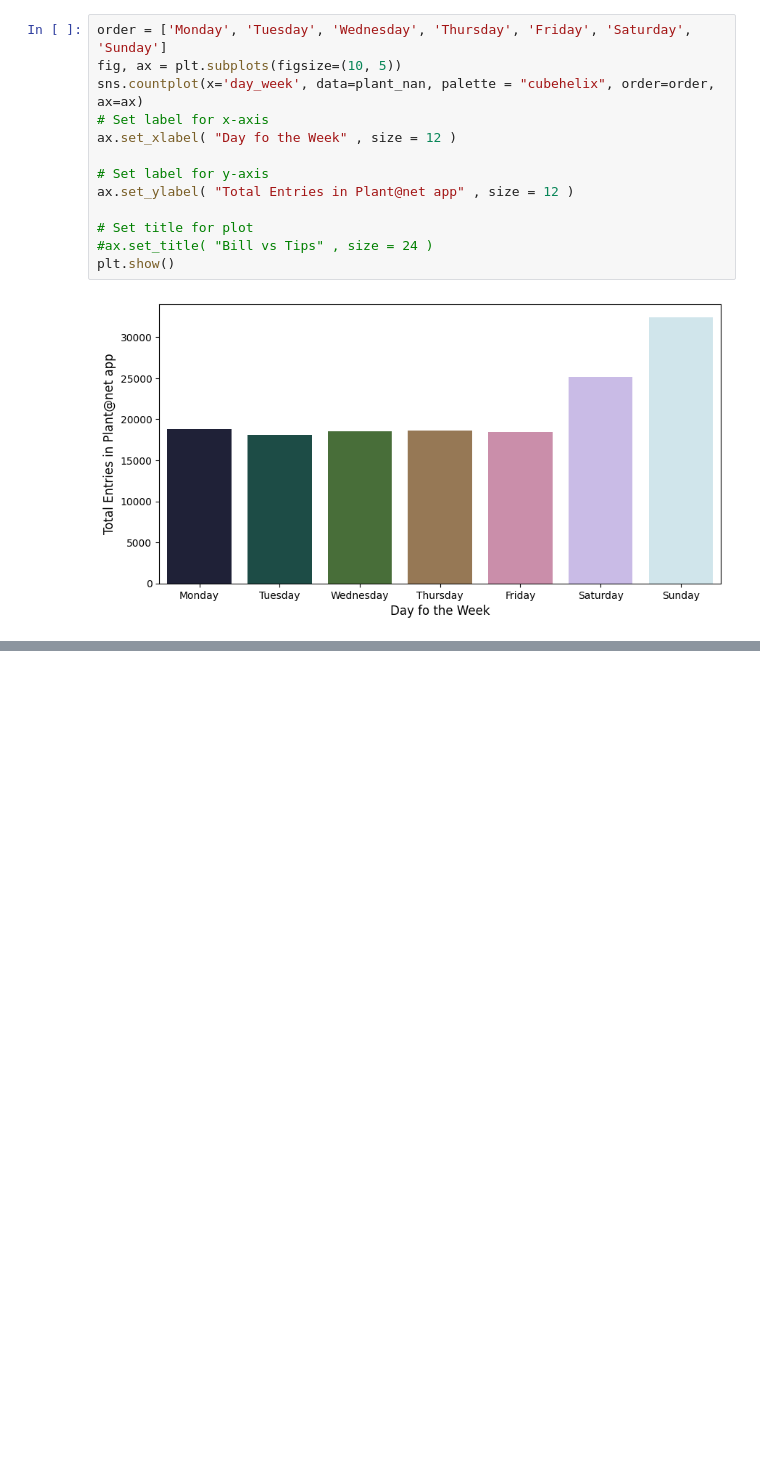
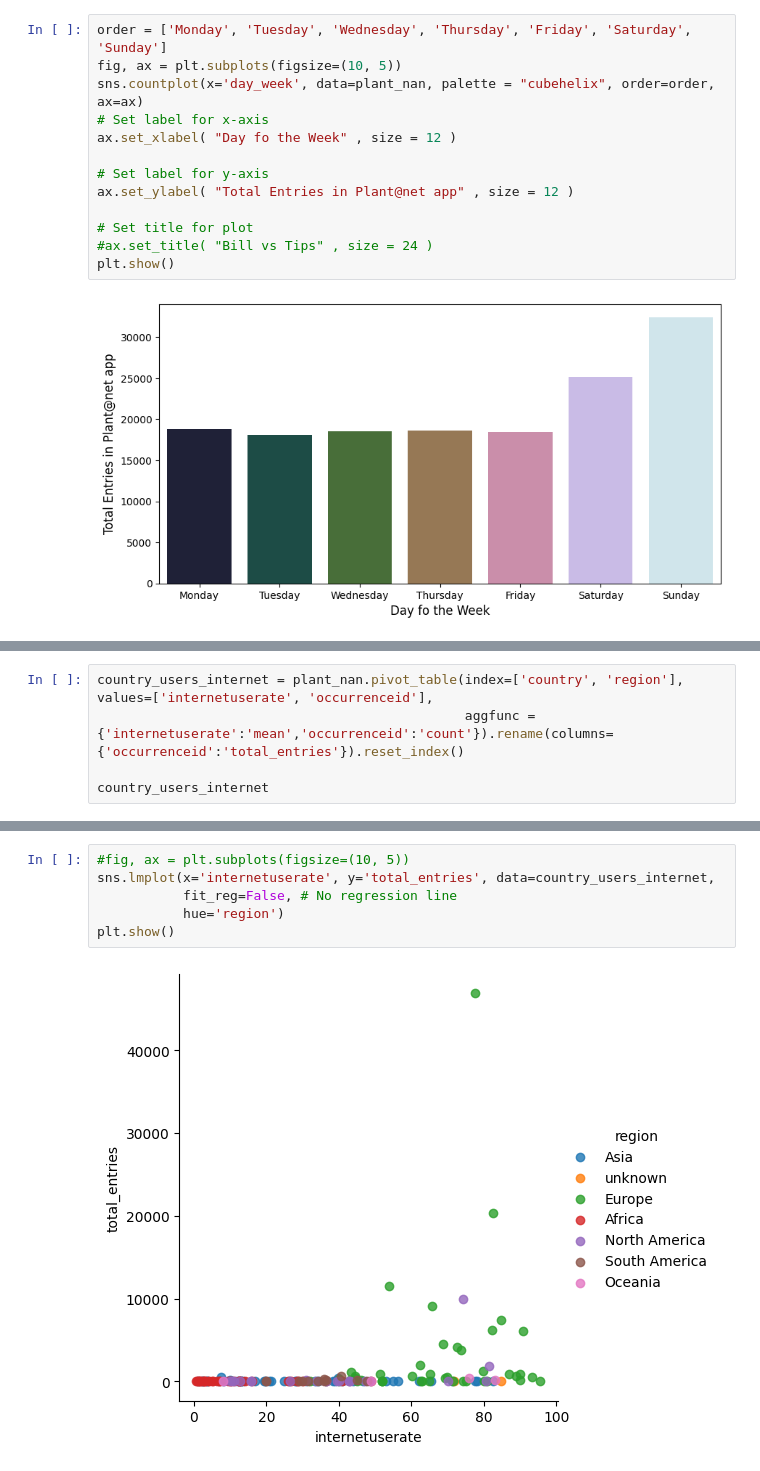
Before and after one commit to Tallaringues/mid-bootcamp-project-plantanet, a Jupyter notebook: Notebooks/EDA.ipynb, the cells around one changed output, grey strips where cells are left out. Saved outputs shown, nothing was run; the diff lists cells and outputs as text; blank space fills up the shorter version.

Commit message:
Add code for plant analysis

```diff
--- a/Notebooks/EDA.ipynb
+++ b/Notebooks/EDA.ipynb
@@ -470,0 +486,5 @@ plt.show()
+# %%
+country_users_internet = plant_nan.pivot_table(index=['country', 'region'], values=['internetuserate', 'occurrenceid'],
+                                               aggfunc = {'internetuserate':'mean','occurrenceid':'count'}).rename(columns={'occurrenceid':'total_entries'}).reset_index()
+
+country_users_internet
@@ -470,0 +505,8 @@ plt.show()
+# %%
+#fig, ax = plt.subplots(figsize=(10, 5))
+sns.lmplot(x='internetuserate', y='total_entries', data=country_users_internet,
+           fit_reg=False, # No regression line
+           hue='region')
+plt.show()
+# %% [output]
+[figure, added]
```
Also changed, not shown: parts of 15 cells of this notebook.
